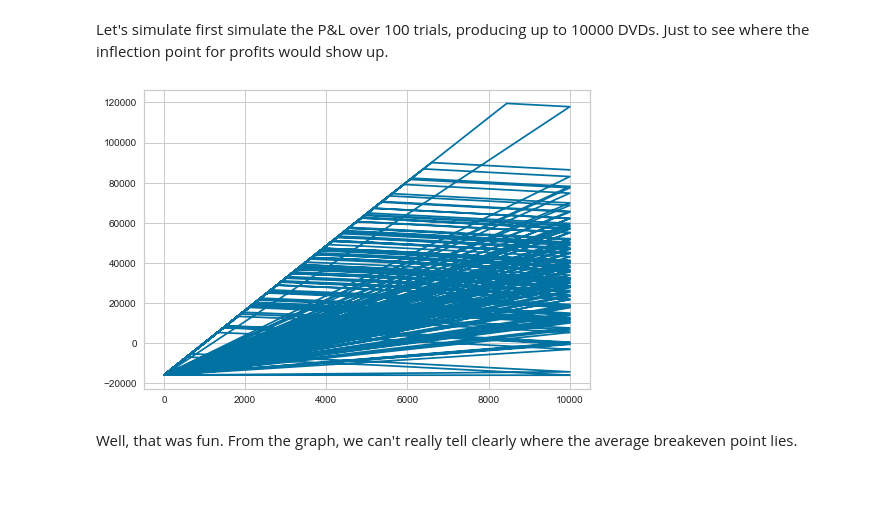
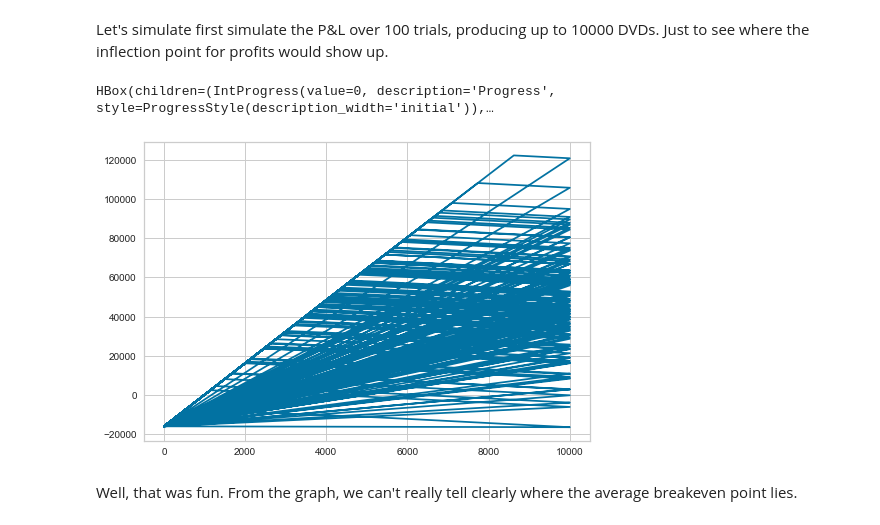
Before and after one commit to harizhisham/lacLeman_monteCarlo, a Jupyter notebook: lac_leman_sol.ipynb, the cells around one changed output. Drawn from its saved outputs; the diff is of its cells as text; code cells hidden in the pictures; blank space fills up the shorter version.

Commit message:
added progress bar

```diff
--- a/lac_leman_sol.ipynb
+++ b/lac_leman_sol.ipynb
@@ -560,24 +558,25 @@ Let's simulate first simulate the P&L over 100 trials, producing up to 10000 DVD
 # %%
 pi = []
 dvd_made = []
 
-for i in range(100):
+for i in tqdm_notebook(range(100), desc='Progress'):
 
     trial_attn = max(np.random.choice(rain), 0)
     dd_prop_sim = max(np.random.normal(0.1892, s_sigma), 0)
     trial_dd = trial_attn * dd_prop_sim
 
     for j in range(10000):
         dvd_ss = j + 1
         pi.append(p_l_calculate(trial_dd,dvd_ss))
         dvd_made.append(dvd_ss)
 
 rec = list(zip(dvd_made,pi))
 
 plt.plot(dvd_made, pi)
 plt.show()
 # %% [output]
+HBox(children=(IntProgress(value=0, description='Progress', style=ProgressStyle(description_width='initial')),…
-[figure, old version]
+[figure, new version]
 # %% [markdown]
 Well, that was fun. From the graph, we can't really tell clearly where the average breakeven point lies.
 # %% [markdown]
```
Also changed, not shown: parts of 16 cells of this notebook.
